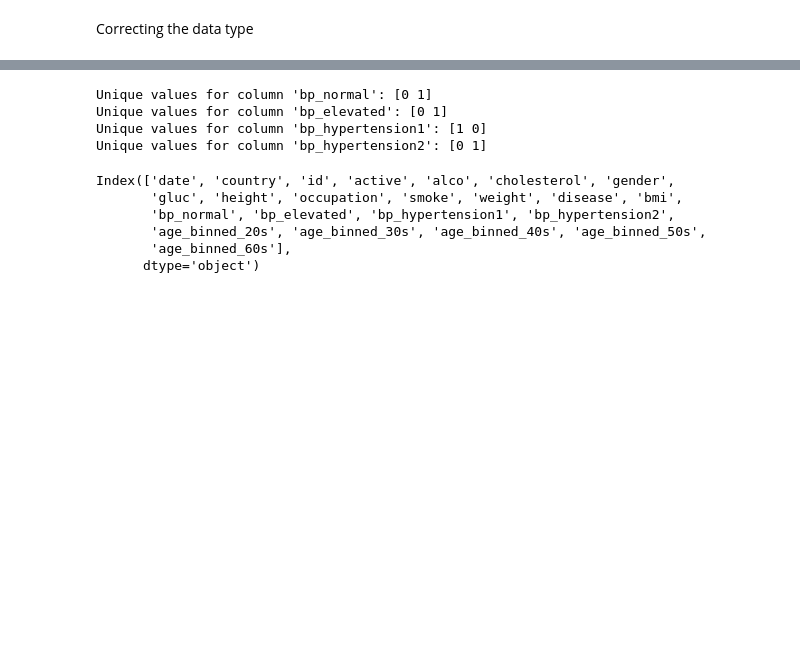
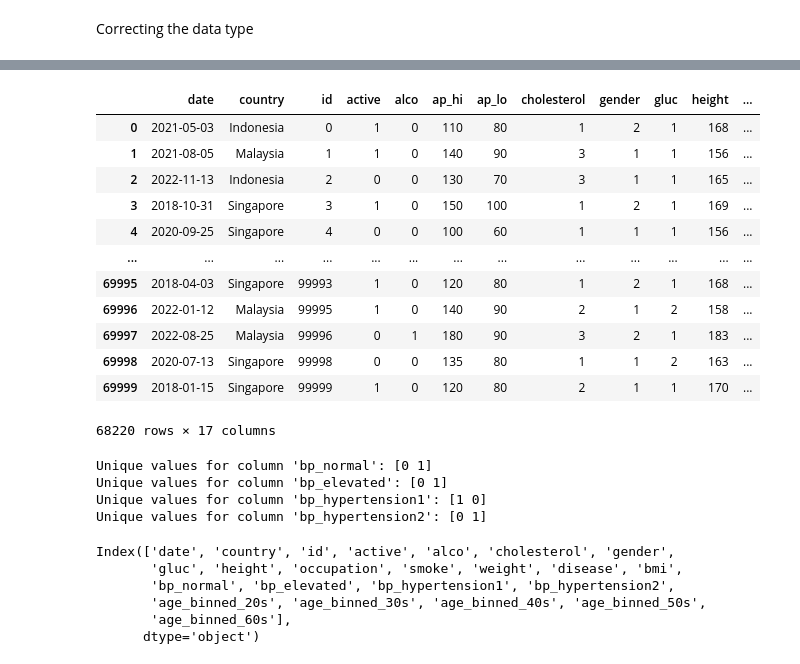
Before and after one commit to jeffatgithub/ntuchealth, a Jupyter notebook: main.ipynb, the cells around one changed output, grey strips where cells are left out. Cells and saved outputs as stored; diff of their text form; code cells hidden in the pictures; blank space fills up the shorter version.

```diff
--- a/main.ipynb
+++ b/main.ipynb
@@ -44,6 +80,22 @@ min         29.000000
 75%         58.000000
 max         64.000000
 Name: age_years, dtype: float64
+# %%
+data_df
+# %% [output]
+|  | date | country | id | active | alco | ap_hi | ap_lo | cholesterol | gender | gluc | height | ... |
+| 0 | 2021-05-03 | Indonesia | 0 | 1 | 0 | 110 | 80 | 1 | 2 | 1 | 168 | ... |
+| 1 | 2021-08-05 | Malaysia | 1 | 1 | 0 | 140 | 90 | 3 | 1 | 1 | 156 | ... |
+| 2 | 2022-11-13 | Indonesia | 2 | 0 | 0 | 130 | 70 | 3 | 1 | 1 | 165 | ... |
+| 3 | 2018-10-31 | Singapore | 3 | 1 | 0 | 150 | 100 | 1 | 2 | 1 | 169 | ... |
+| 4 | 2020-09-25 | Singapore | 4 | 0 | 0 | 100 | 60 | 1 | 1 | 1 | 156 | ... |
+| ... | ... | ... | ... | ... | ... | ... | ... | ... | ... | ... | ... | ... |
+| 69995 | 2018-04-03 | Singapore | 99993 | 1 | 0 | 120 | 80 | 1 | 2 | 1 | 168 | ... |
+| 69996 | 2022-01-12 | Malaysia | 99995 | 1 | 0 | 140 | 90 | 2 | 1 | 2 | 158 | ... |
+| 69997 | 2022-08-25 | Malaysia | 99996 | 0 | 1 | 180 | 90 | 3 | 2 | 1 | 183 | ... |
+| 69998 | 2020-07-13 | Singapore | 99998 | 0 | 0 | 135 | 80 | 1 | 1 | 2 | 163 | ... |
+| 69999 | 2018-01-15 | Singapore | 99999 | 1 | 0 | 120 | 80 | 2 | 1 | 1 | 170 | ... |
+68220 rows × 17 columns
 # %%
 def populate_bplevels_columns(df):
 
```
Also changed, not shown: parts of 15 cells of this notebook.
